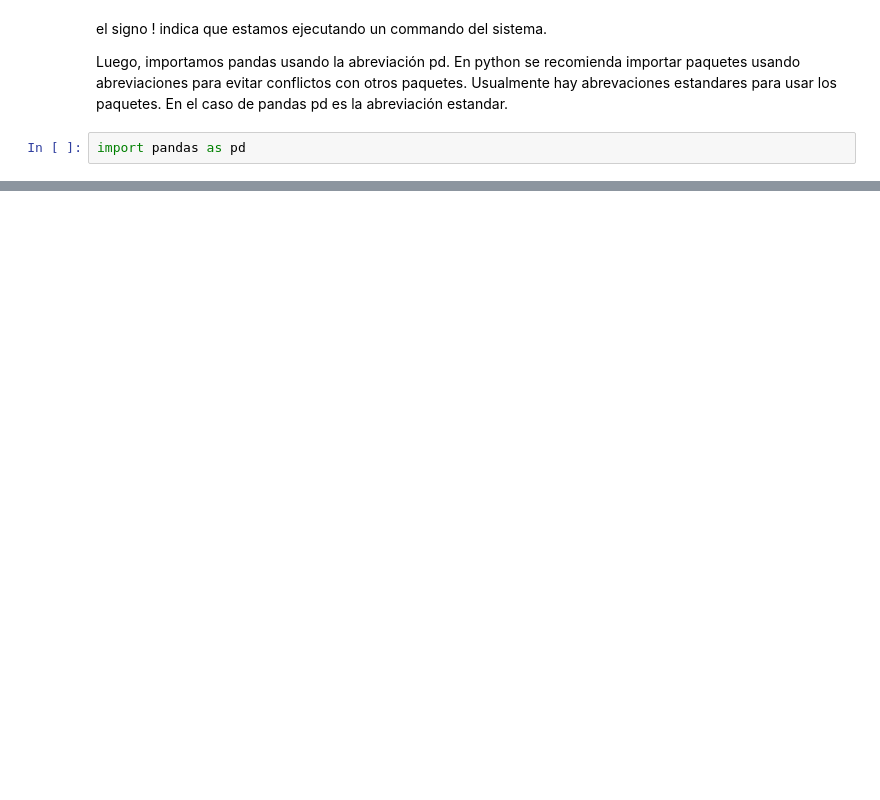
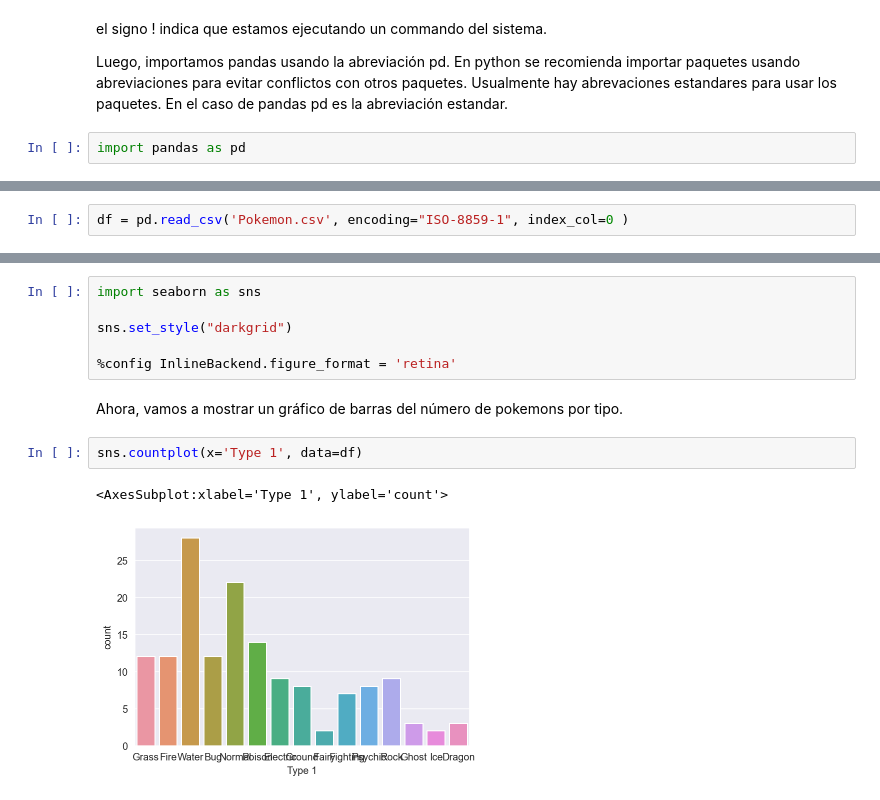
Before and after one commit to jramirezgen/pandas_ds, a Jupyter notebook: Pandas y Seaborn.ipynb, the cells around one changed output, grey strips where cells are left out. Cells and saved outputs as stored; diff of their text form; blank space fills up the shorter version.

```diff
--- a/Pandas y Seaborn.ipynb
+++ b/Pandas y Seaborn.ipynb
@@ -27,0 +233,2 @@ Los componentes principales de pandas son: Series y DataFrames
+# %%
+df = pd.read_csv('Pokemon.csv', encoding="ISO-8859-1", index_col=0 )
@@ -27,0 +600,13 @@ Los componentes principales de pandas son: Series y DataFrames
+# %%
+import seaborn as sns
+
+sns.set_style("darkgrid")
+
+%config InlineBackend.figure_format = 'retina'
+# %% [markdown]
+Ahora, vamos a mostrar un gráfico de barras del número de pokemons por tipo.
+# %%
+sns.countplot(x='Type 1', data=df)
+# %% [output]
+<AxesSubplot:xlabel='Type 1', ylabel='count'>
+[figure, added]
```
Also changed, not shown: parts of 146 cells of this notebook, 10 other files.
